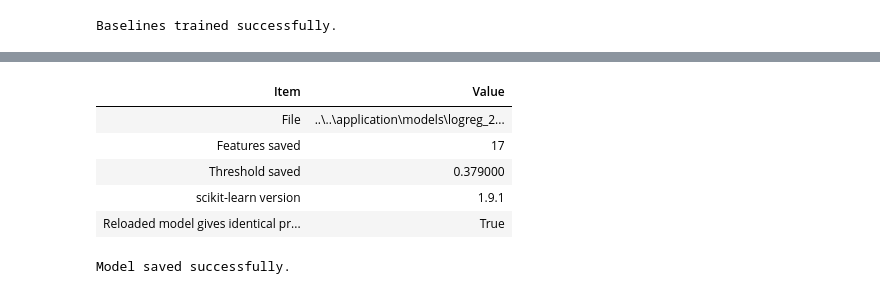
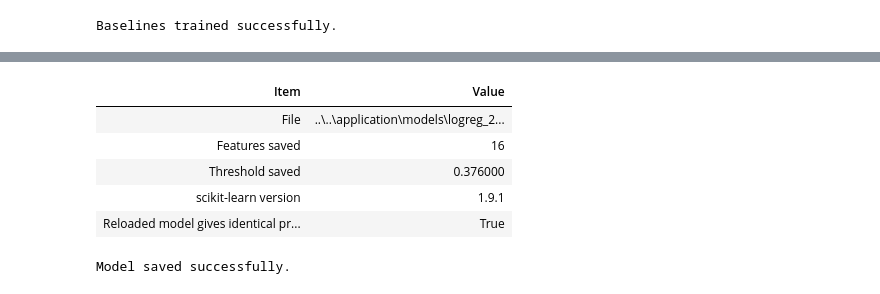
Before and after one commit to pranscourl/dsf-final-project-setc, a Jupyter notebook: notebooks/07_modeling_cmu(+synthetic200k)/02_train.ipynb, the cells around one changed output, grey strips where cells are left out. Saved outputs shown, nothing was run; the diff lists cells and outputs as text; code cells hidden in the pictures.

```diff
--- a/notebooks/07_modeling_cmu(+synthetic200k)/02_train.ipynb
+++ b/notebooks/07_modeling_cmu(+synthetic200k)/02_train.ipynb
@@ -255,10 +262,33 @@ fs["Within 1 SD of the best"] = fs["Feature set"].isin(within["Feature set"])
 fs["Chosen"] = fs["Feature set"] == chosen_name
 display(fs.round(4).style.hide(axis="index"))
 
-# To override the rule by group decision, set chosen_name by hand, for example:
-# chosen_name = "All features (21)"      # (use the same feature set as the 70k model for a cleaner comparison)
-FEATURES = feature_sets[chosen_name]
-print(f"Chosen feature set: {chosen_name} ({len(FEATURES)} features)")
+# Final project decision:
+# Both the 70k and 200k models must use the same predictors.
+FEATURES = [
+    "HighBP",
+    "HighChol",
+    "BMI",
+    "Stroke",
+    "HeartDiseaseorAttack",
+    "PhysActivity",
+    "Fruits",
+    "HvyAlcoholConsump",
+    "GenHlth",
+    "MentHlth",
+    "PhysHlth",
+    "DiffWalk",
+    "Sex",
+    "Age",
+    "Education",
+    "Income",
+]
+
+assert len(FEATURES) == 16
+assert "CholCheck" not in FEATURES
+assert "AnyHealthcare" not in FEATURES
+assert "NoDocbcCost" not in FEATURES
+
+print(f"Final feature set: {len(FEATURES)} features")
 print("Features:", ", ".join(FEATURES))
 # %% [output]
 |  | p-value (real training rows) | Kept by the rule (p <= 0.05) |
@@ -454,35 +504,35 @@ Chosen threshold: 0.379 (reaches a Recall of at least 85% out-of-fold).
 # %%
 bundle = {
     "model": logreg,
     "features": FEATURES,
     "threshold": chosen_threshold,
     "target_recall": TARGET_RECALL,
-    "feature_set_name": chosen_name,
+    "feature_set_name": "shared_16_features",
     "random_state": RANDOM_STATE,
     "sklearn_version": sklearn.__version__,
     "training_data": "200k: 100,000 no diabetes (real) + 100,000 diabetes (real + synthetic)",
 }
 MODEL_PATH.parent.mkdir(parents=True, exist_ok=True)
 joblib.dump(bundle, MODEL_PATH)
 
 # Verify: reload the file and check that it gives identical predictions
 reloaded = joblib.load(MODEL_PATH)
 same = np.allclose(reloaded["model"].predict_proba(X_train[FEATURES])[:, 1],
                    logreg.predict_proba(X_train[FEATURES])[:, 1])
 
 saved = pd.DataFrame({
     "Item": ["File", "Features saved", "Threshold saved", "scikit-learn version", "Reloaded model gives identical predictions"],
     "Value": [str(MODEL_PATH), len(reloaded["features"]), round(reloaded["threshold"], 3),
               reloaded["sklearn_version"], same],
 })
 display(saved.style.hide(axis="index"))
 
 print("Model saved successfully.")
 # %% [output]
 | Item | Value |
 | File | ..\..\application\models\logreg_2... |
-| Features saved | 17 |
-| Threshold saved | 0.379000 |
+| Features saved | 16 |
+| Threshold saved | 0.376000 |
 | scikit-learn version | 1.9.1 |
 | Reloaded model gives identical pr... | True |
 Model saved successfully.
```
Also changed, not shown: parts of 18 cells of this notebook, 15 other files.
